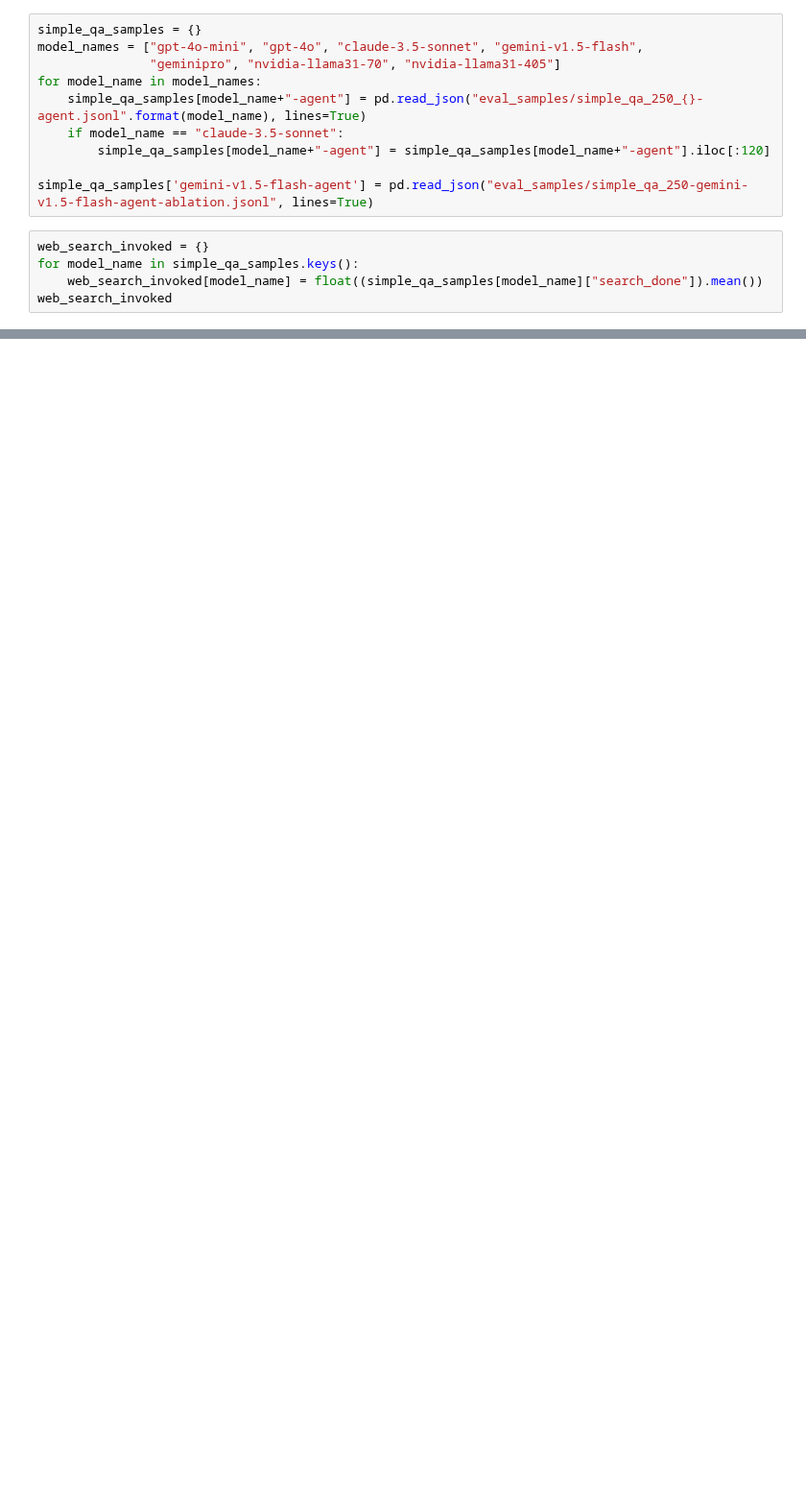
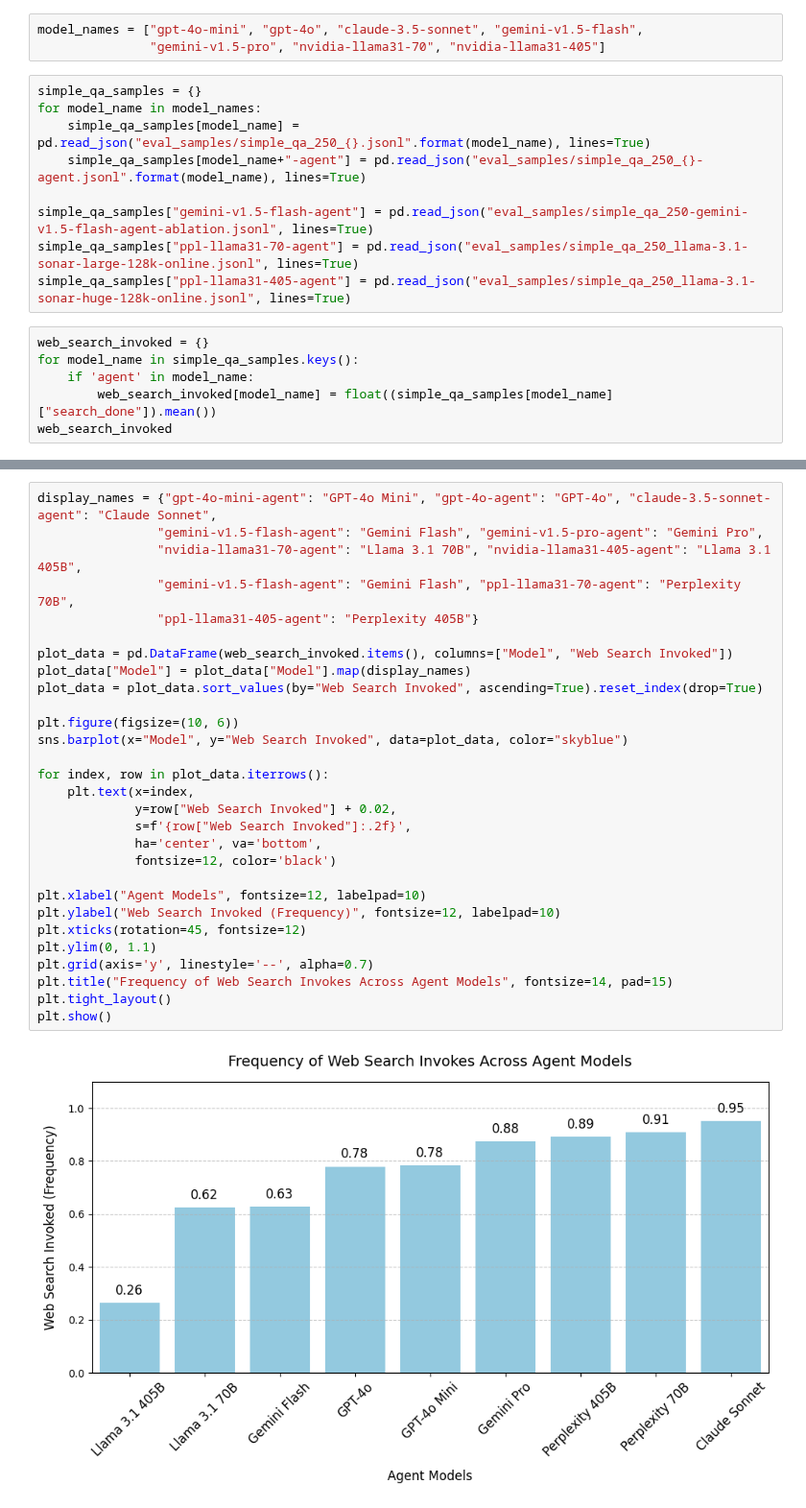
Before and after one commit to lm-sys/FastChat, a Jupyter notebook: evaluation/process_results.ipynb, the cells around one changed output, grey strips where cells are left out. Shown at 96% size. Drawn from its saved outputs; the diff is of its cells as text; blank space fills up the shorter version.

Commit message:
gemini/claude eval results + visualization notebook

```diff
--- a/evaluation/process_results.ipynb
+++ b/evaluation/process_results.ipynb
@@ -3,17 +10,20 @@ import pandas as pd
+# %%
+model_names = ["gpt-4o-mini", "gpt-4o", "claude-3.5-sonnet", "gemini-v1.5-flash",
+               "gemini-v1.5-pro", "nvidia-llama31-70", "nvidia-llama31-405"]
 # %%
 simple_qa_samples = {}
-model_names = ["gpt-4o-mini", "gpt-4o", "claude-3.5-sonnet", "gemini-v1.5-flash",
-               "geminipro", "nvidia-llama31-70", "nvidia-llama31-405"]
 for model_name in model_names:
+    simple_qa_samples[model_name] = pd.read_json("eval_samples/simple_qa_250_{}.jsonl".format(model_name), lines=True)
     simple_qa_samples[model_name+"-agent"] = pd.read_json("eval_samples/simple_qa_250_{}-agent.jsonl".format(model_name), lines=True)
-    if model_name == "claude-3.5-sonnet":
-        simple_qa_samples[model_name+"-agent"] = simple_qa_samples[model_name+"-agent"].iloc[:120]
 
-simple_qa_samples['gemini-v1.5-flash-agent'] = pd.read_json("eval_samples/simple_qa_250-gemini-v1.5-flash-agent-ablation.jsonl", lines=True)
+simple_qa_samples["gemini-v1.5-flash-agent"] = pd.read_json("eval_samples/simple_qa_250-gemini-v1.5-flash-agent-ablation.jsonl", lines=True)
+simple_qa_samples["ppl-llama31-70-agent"] = pd.read_json("eval_samples/simple_qa_250_llama-3.1-sonar-large-128k-online.jsonl", lines=True)
+simple_qa_samples["ppl-llama31-405-agent"] = pd.read_json("eval_samples/simple_qa_250_llama-3.1-sonar-huge-128k-online.jsonl", lines=True)
 # %%
 web_search_invoked = {}
 for model_name in simple_qa_samples.keys():
-    web_search_invoked[model_name] = float((simple_qa_samples[model_name]["search_done"]).mean())
+    if 'agent' in model_name:
+        web_search_invoked[model_name] = float((simple_qa_samples[model_name]["search_done"]).mean())
 web_search_invoked
 # %% [output]
 {'gpt-4o-mini-agent': 0.784,
@@ -26,2 +38,33 @@ web_search_invoked
+# %%
+display_names = {"gpt-4o-mini-agent": "GPT-4o Mini", "gpt-4o-agent": "GPT-4o", "claude-3.5-sonnet-agent": "Claude Sonnet",
+                "gemini-v1.5-flash-agent": "Gemini Flash", "gemini-v1.5-pro-agent": "Gemini Pro",
+                "nvidia-llama31-70-agent": "Llama 3.1 70B", "nvidia-llama31-405-agent": "Llama 3.1 405B",
+                "gemini-v1.5-flash-agent": "Gemini Flash", "ppl-llama31-70-agent": "Perplexity 70B",
+                "ppl-llama31-405-agent": "Perplexity 405B"}
+
+plot_data = pd.DataFrame(web_search_invoked.items(), columns=["Model", "Web Search Invoked"])
+plot_data["Model"] = plot_data["Model"].map(display_names)
+plot_data = plot_data.sort_values(by="Web Search Invoked", ascending=True).reset_index(drop=True)
+
+plt.figure(figsize=(10, 6))
+sns.barplot(x="Model", y="Web Search Invoked", data=plot_data, color="skyblue")
+
+for index, row in plot_data.iterrows():
+    plt.text(x=index,
+             y=row["Web Search Invoked"] + 0.02,
+             s=f'{row["Web Search Invoked"]:.2f}',
+             ha='center', va='bottom',
+             fontsize=12, color='black')
+
+plt.xlabel("Agent Models", fontsize=12, labelpad=10)
+plt.ylabel("Web Search Invoked (Frequency)", fontsize=12, labelpad=10)
+plt.xticks(rotation=45, fontsize=12)
+plt.ylim(0, 1.1)
+plt.grid(axis='y', linestyle='--', alpha=0.7)
+plt.title("Frequency of Web Search Invokes Across Agent Models", fontsize=14, pad=15)
+plt.tight_layout()
+plt.show()
+# %% [output]
+[figure, added]
 # %%
 simple_qa_results = {}
```
Also changed, not shown: parts of 26 cells of this notebook, 5 other files.
